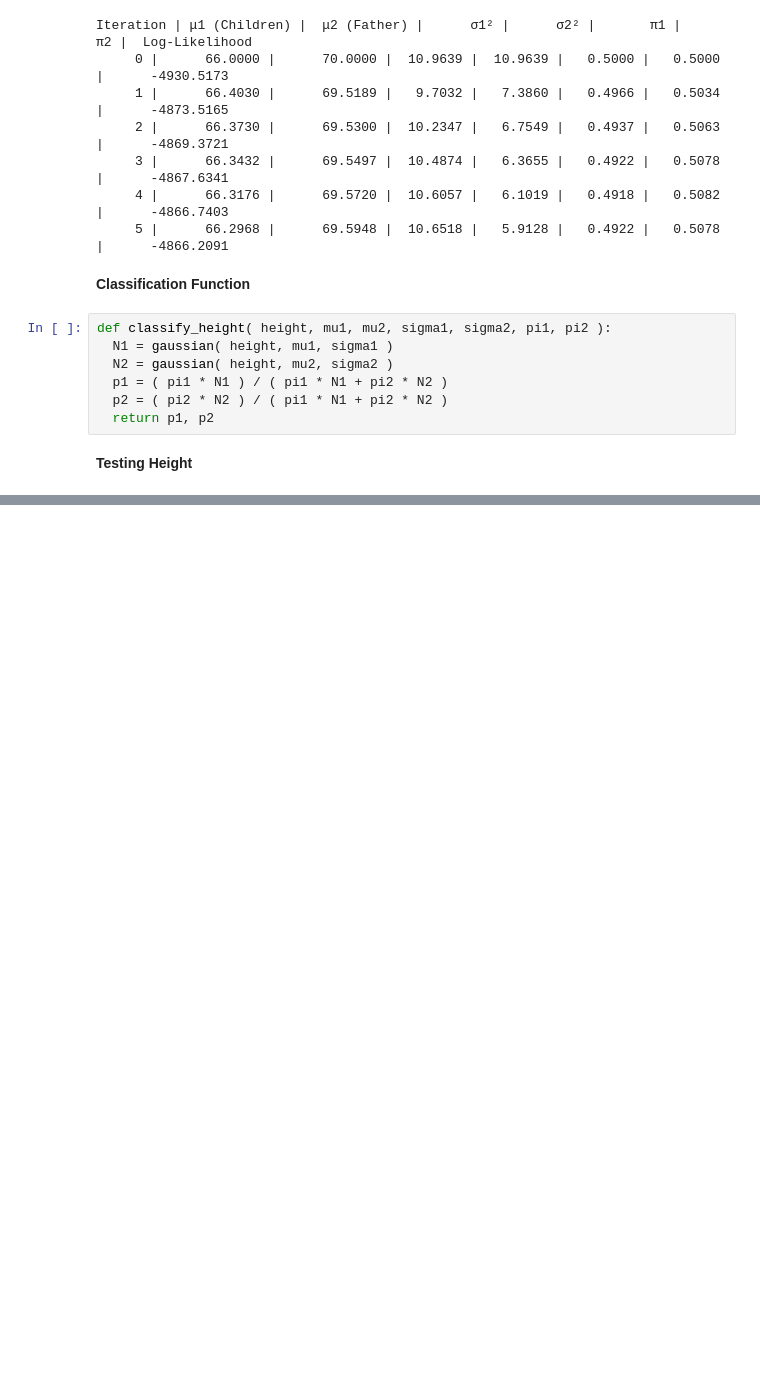
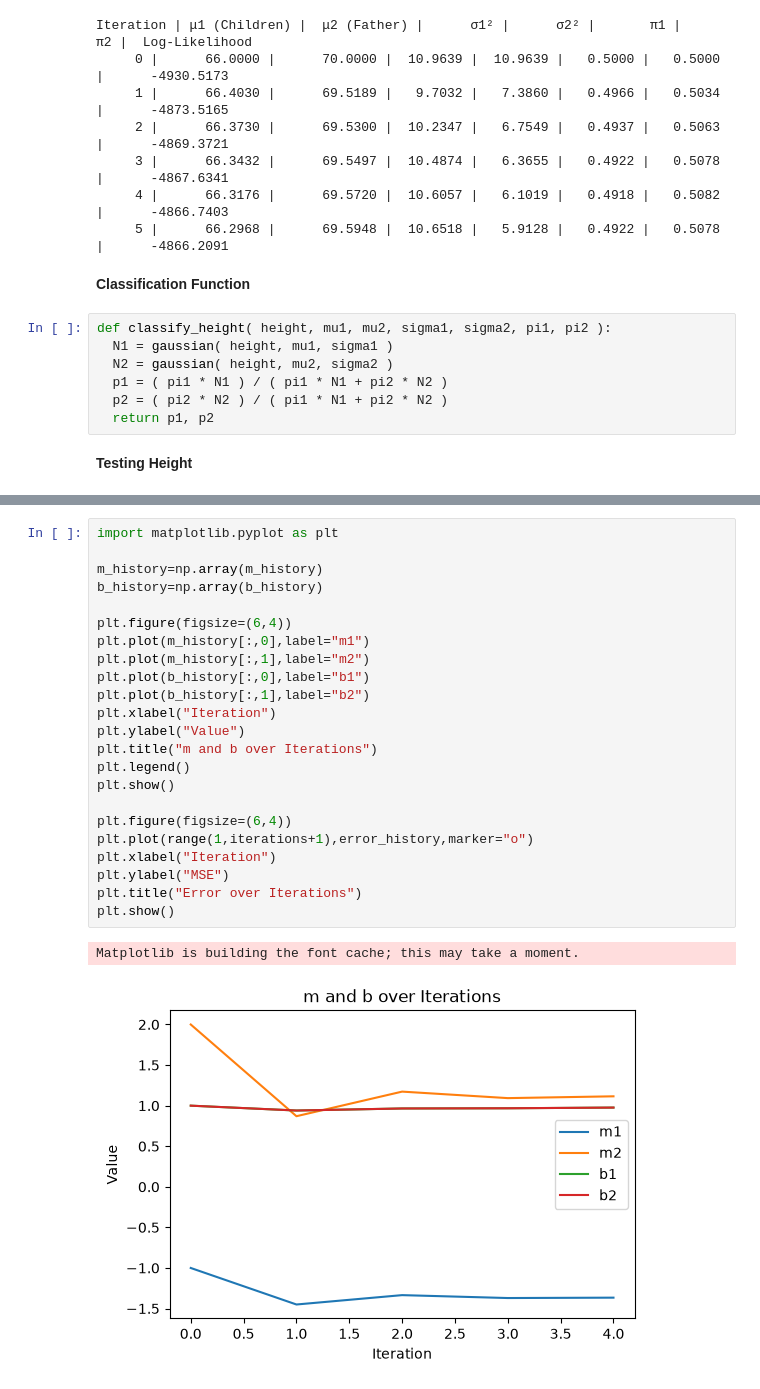
Before and after one commit to Jonathan2055/Formative_3_Probability_and_Gradient_Descent, a Jupyter notebook: Formative_3.ipynb, the cells around one changed output, grey strips where cells are left out. Drawn from its saved outputs; the diff is of its cells as text; blank space fills up the shorter version.

```diff
--- a/Formative_3.ipynb
+++ b/Formative_3.ipynb
@@ -141,0 +223,26 @@ Probability being Father:72.22%
+# %%
+import matplotlib.pyplot as plt
+
+m_history=np.array(m_history)
+b_history=np.array(b_history)
+
+plt.figure(figsize=(6,4))
+plt.plot(m_history[:,0],label="m1")
+plt.plot(m_history[:,1],label="m2")
+plt.plot(b_history[:,0],label="b1")
+plt.plot(b_history[:,1],label="b2")
+plt.xlabel("Iteration")
+plt.ylabel("Value")
+plt.title("m and b over Iterations")
+plt.legend()
+plt.show()
+
+plt.figure(figsize=(6,4))
+plt.plot(range(1,iterations+1),error_history,marker="o")
+plt.xlabel("Iteration")
+plt.ylabel("MSE")
+plt.title("Error over Iterations")
+plt.show()
+# %% [output]
+Matplotlib is building the font cache; this may take a moment.
+[figure, added]
```
Also changed, not shown: parts of 8 cells of this notebook.
